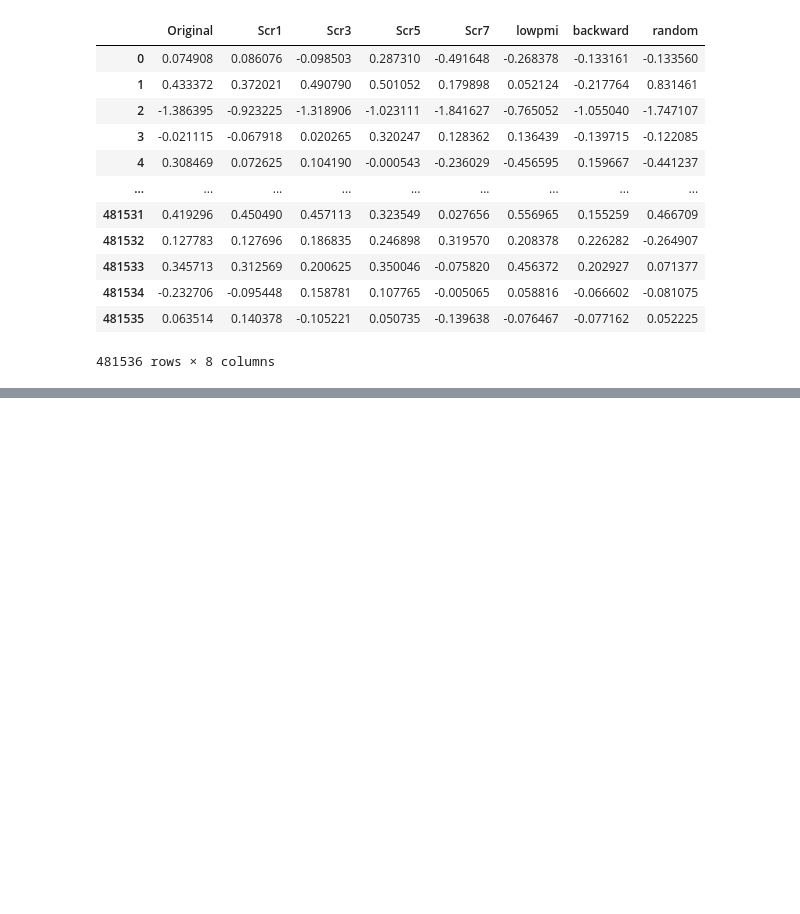
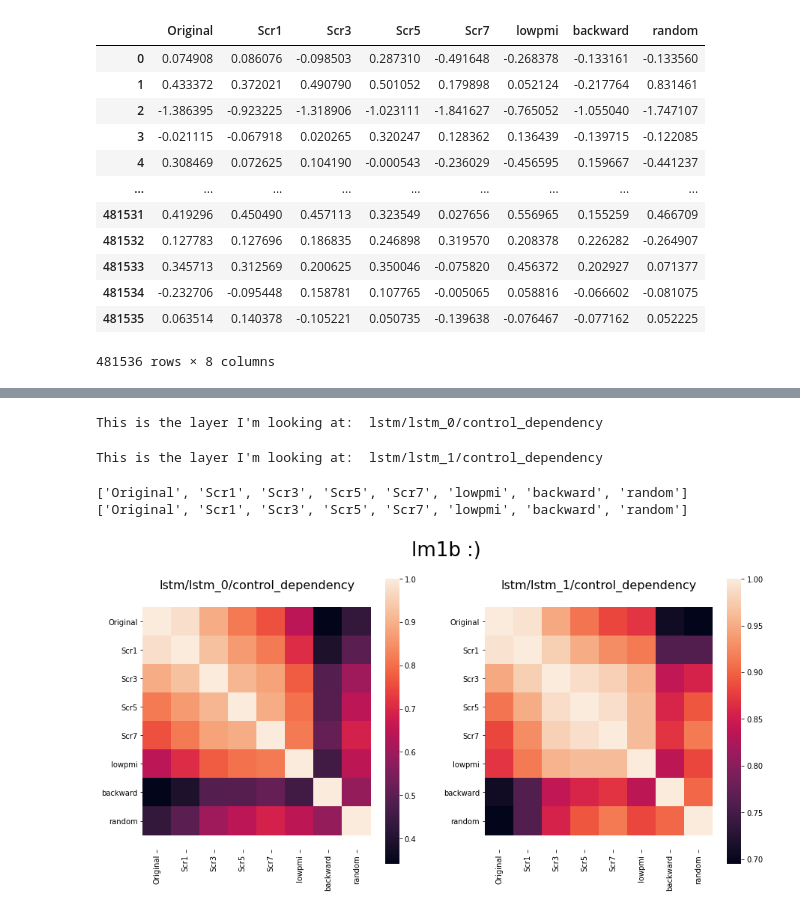
Before and after one commit to eghbalhosseini/neural-nlp-1, a Jupyter notebook: neural_nlp/analyze/neural-scrambled/model-activations.ipynb, the cells around one changed output, grey strips where cells are left out. Drawn from its saved outputs; the diff is of its cells as text; code cells hidden in the pictures; blank space fills up the shorter version.

```diff
--- a/neural_nlp/analyze/neural-scrambled/model-activations.ipynb
+++ b/neural_nlp/analyze/neural-scrambled/model-activations.ipynb
@@ -310,4 +307,0 @@ linCKA = np.zeros((8,8))
-# %%
-for row in range(0,8):
-    for col in range(0,8):
-        M[row,col] = linear_CKA()
@@ -330,16 +312,20 @@ dfmatrix_distilgpt2_h0 = main_df_for_plotting("distilgpt2", layer_identifier="en
 # %%
 def computeCKA(d, cka_type='linear'):
+    labels = []
+
     M = np.zeros((len(d), len(d)))
     r = 0
     for k,v in d.items():
-        print(k)
+        # print(k)
         c = 0
         for k2,v2 in d.items():
-            print(k2)
+            # print(k2)
             if cka_type == 'linear':
                 M[r,c] = linear_CKA(np.asarray(v).T, np.asarray(v2).T)
             c += 1
 
         r += 1
 
-    return M
+        labels.append(k)
+
+    return M, labels
@@ -348,2 +332,5 @@ h0 = computeCKA(dfmatrix_distilgpt2_h0)
 # %%
-lm1b_correlation_dict = get_correlation_dfs_for_all_layers("lm_1b")
+lm1b_correlation_dict = get_correlation_dfs_for_all_layers("lm_1b", flatten=False)
+# %% [output]
+This is the layer I'm looking at:  lstm/lstm_0/control_dependency
+This is the layer I'm looking at:  lstm/lstm_1/control_dependency
@@ -352,2 +337,32 @@ sns.heatmap(h0)
 # %%
 distilgpt2_matrix_correlation_dict = get_correlation_dfs_for_all_layers("distilgpt2", flatten=False)
+# %%
+def get_CKA_subplots(dictionary,model_name):
+    number_subplots = len(dictionary)
+    number_rows = math.ceil(number_subplots/2)
+
+    fig, ax = plt.subplots(number_rows,2, figsize=(15, 7*number_rows))
+    ax = ax.flatten()
+    fig.suptitle(model_name, fontsize=26)
+
+    counter = 0
+    for key, value in dictionary.items():
+        # Compute CKA for each item
+#        print(np.shape(value))
+        cka, labels = computeCKA(value)
+        print(labels)
+        labels = labels[:8]
+        ax[counter] = sns.heatmap(cka, ax=ax[counter], square=True, xticklabels=labels, yticklabels=labels)
+        ax[counter].set_title(key, fontsize=16)
+        bottom, top = ax[counter].get_ylim()
+        ax[counter].set_ylim(bottom + 0.5, top - 0.5)
+        counter += 1
+
+    if number_subplots%2 == 1:
+        fig.delaxes(ax[counter])
+# %%
+v=get_CKA_subplots(lm1b_correlation_dict, 'lm1b :)')
+# %% [output]
+['Original', 'Scr1', 'Scr3', 'Scr5', 'Scr7', 'lowpmi', 'backward', 'random']
+['Original', 'Scr1', 'Scr3', 'Scr5', 'Scr7', 'lowpmi', 'backward', 'random']
+[figure, added]
```
Also changed, not shown: parts of 18 cells of this notebook, 19 other files.
